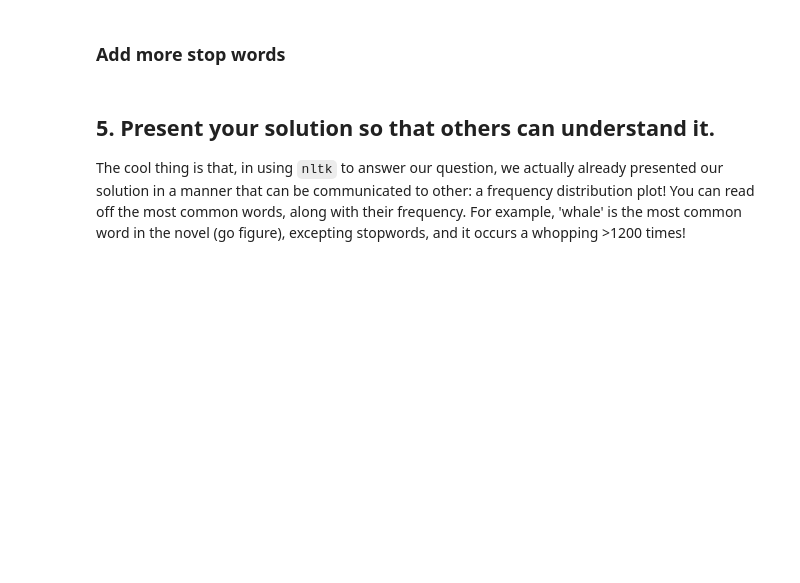
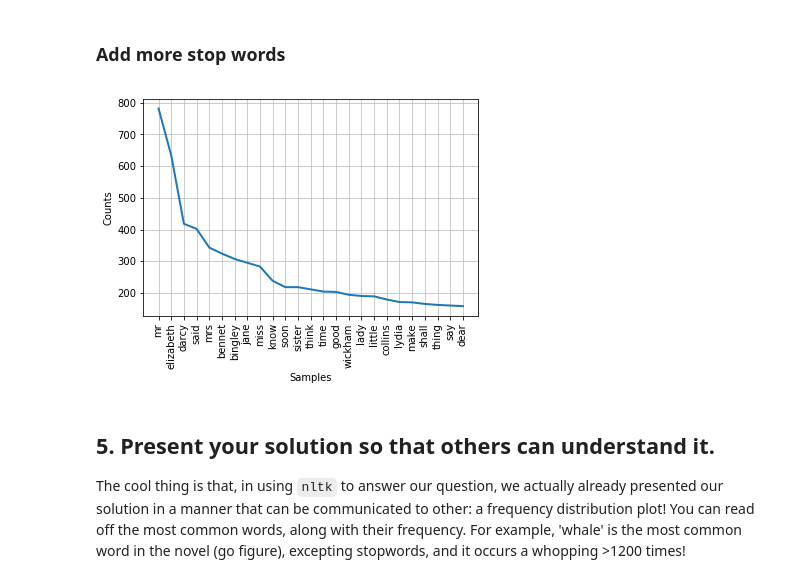
Before and after one commit to datacamp/datacamp_facebook_live_nlp, a Jupyter notebook: NLP_FB_live_coding.ipynb, the cells around one changed output. Drawn from its saved outputs; the diff is of its cells as text; code cells hidden in the pictures; blank space fills up the shorter version.

```diff
--- a/NLP_FB_live_coding.ipynb
+++ b/NLP_FB_live_coding.ipynb
@@ -259,22 +323,29 @@ You can now plot a frequency distribution of words in _Moby Dick_ in two line of
 ### Add more stop words
 # %%
 # Import stopwords from sklearn
-
+from sklearn.feature_extraction.stop_words import ENGLISH_STOP_WORDS
 
 # Add sklearn stopwords to words_sw
-
+sw = set(sw + list(ENGLISH_STOP_WORDS))
 
 # Initialize new list
-
+words_ns = []
 
 # Add to words_ns all words that are in words but not in sw
-
+for word in words:
+    if word not in sw:
+        words_ns.append(word)
 
 
 
 # Print several list items as sanity check
+words_ns[:8]
 
 # Create freq dist and plot
+freqdist2 = nltk.FreqDist(words_ns)
+freqdist2.plot(25)
+# %% [output]
+[figure, added]
 # %% [markdown]
 ## 5. Present your solution so that others can understand it.
 
```
Also changed, not shown: parts of 21 cells of this notebook.
